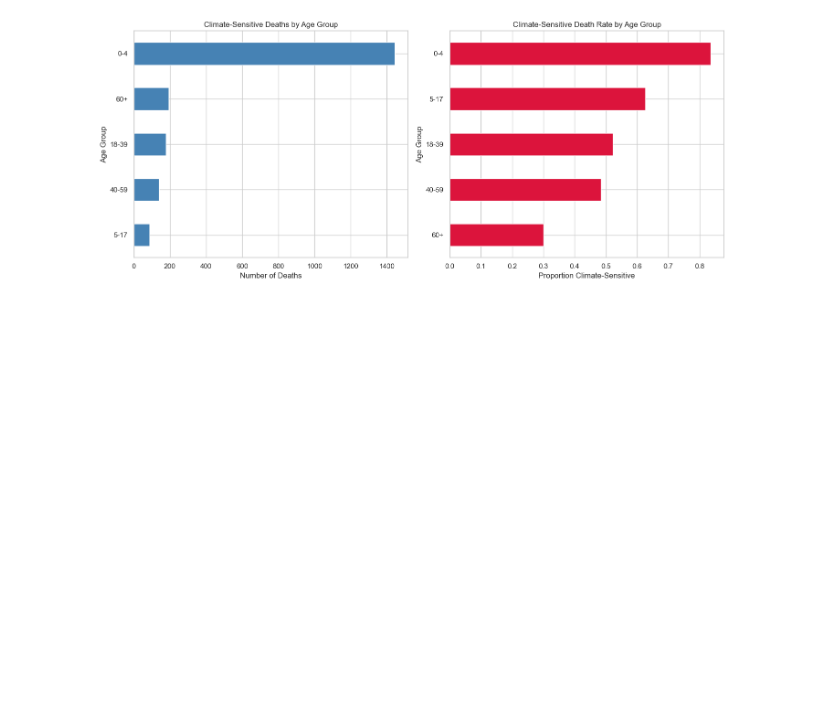
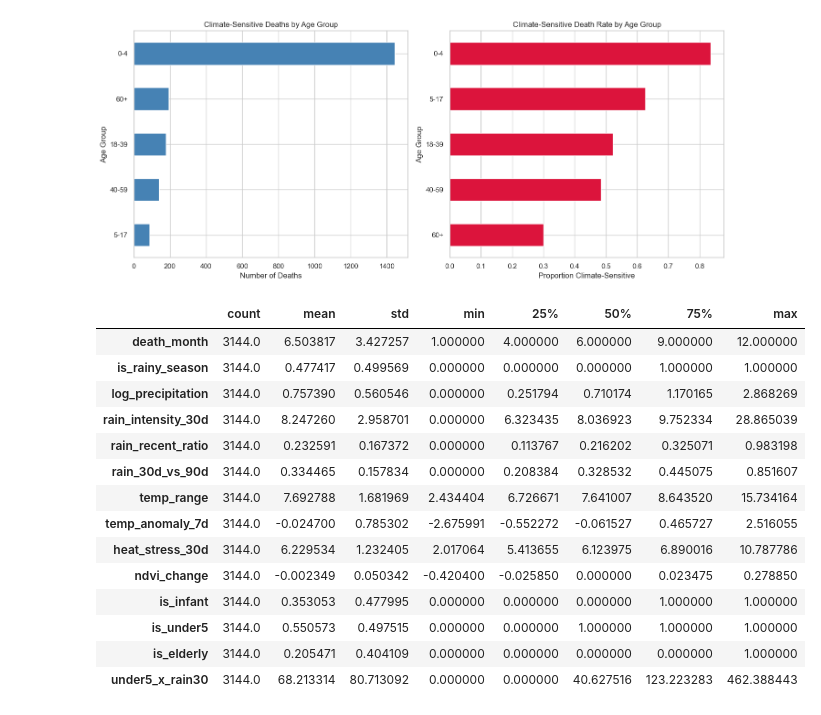
Before and after one commit to DevLaukey/Climate-risk-health-prediction, a Jupyter notebook: climate-risk-health-prediction.ipynb, the cells around one changed output. Saved outputs shown, nothing was run; the diff lists cells and outputs as text; code cells hidden in the pictures; blank space fills up the shorter version.

```diff
--- a/climate-risk-health-prediction.ipynb
+++ b/climate-risk-health-prediction.ipynb
@@ -175,14 +181,14 @@ plt.show()
 [figure]
 # %%
 # Extract region: the segment right before ", Uganda" in the location string
-train_data['region'] = train_data['location'].str.split(',').str[-2].str.strip()
+train_merged['region'] =  train_merged['location'].str.split(',').str[-2].str.strip()
 
-train_data['region'].value_counts()
+train_merged['region'].value_counts()
 
 # region is proper low-cardinality categorical now, so a count + target-rate
 # bar chart works well (unlike raw location)
-region_counts = train_data['region'].value_counts().sort_values()
-region_rate = train_data.groupby('region')['is_climate_sensitive'].mean().sort_values()
+region_counts = train_merged['region'].value_counts().sort_values()
+region_rate = train_merged.groupby('region')['is_climate_sensitive'].mean().sort_values()
 
 fig, axes = plt.subplots(1, 2, figsize=(14, 6))
 
@@ -314,6 +320,56 @@ plt.show()
 | 40-59 | 140 | 289 | 0.484429 |
 | 60+ | 194 | 646 | 0.300310 |
 [figure]
+# %%
+# Feature engineering (runs before encoding, which drops deathdate)
+
+# --- Time: month and Uganda's rainy seasons (Mar-May, Sep-Nov)
+train_merged['death_month'] = train_merged['deathdate'].dt.month
+train_merged['is_rainy_season'] = train_merged['death_month'].isin([3, 4, 5, 9, 10, 11]).astype(int)
+
+# --- Rainfall: how wet the recent past was, and how sudden / intense it was
+train_merged['log_precipitation'] = np.log1p(train_merged['precipitation'])
+train_merged['rain_intensity_30d'] = train_merged['rain_sum_30d'] / (train_merged['rain_days_30d'] + 1)
+train_merged['rain_recent_ratio'] = train_merged['rain_sum_7d'] / (train_merged['rain_sum_30d'] + 1)
+train_merged['rain_30d_vs_90d'] = train_merged['rain_sum_30d'] / (train_merged['rain_sum_90d'] + 1)
+
+# --- Temperature: daily swing and short-term anomalies vs the longer baseline
+train_merged['temp_range'] = train_merged['max_temperature'] - train_merged['min_temperature']
+train_merged['temp_anomaly_7d'] = train_merged['tavg_7d'] - train_merged['tavg_90d']
+train_merged['heat_stress_30d'] = train_merged['tmax_30d'] - train_merged['tavg_90d']
+
+# --- Vegetation: is greenness rising or falling (drought / crop stress signal)
+train_merged['ndvi_change'] = train_merged['ndvi_30d'] - train_merged['ndvi_90d']
+
+# --- Age vulnerability flags and an interaction with recent rainfall
+train_merged['is_infant'] = (train_merged['age'] == 0).astype(int)
+train_merged['is_under5'] = (train_merged['age'] < 5).astype(int)
+train_merged['is_elderly'] = (train_merged['age'] >= 60).astype(int)
+train_merged['under5_x_rain30'] = train_merged['is_under5'] * train_merged['rain_sum_30d']
+
+new_features = [
+    'death_month', 'is_rainy_season', 'log_precipitation', 'rain_intensity_30d',
+    'rain_recent_ratio', 'rain_30d_vs_90d', 'temp_range', 'temp_anomaly_7d',
+    'heat_stress_30d', 'ndvi_change', 'is_infant', 'is_under5', 'is_elderly',
+    'under5_x_rain30',
+]
+train_merged[new_features].describe().T
+# %% [output]
+|  | count | mean | std | min | 25% | 50% | 75% | max |
+| death_month | 3144.0 | 6.503817 | 3.427257 | 1.000000 | 4.000000 | 6.000000 | 9.000000 | 12.000000 |
+| is_rainy_season | 3144.0 | 0.477417 | 0.499569 | 0.000000 | 0.000000 | 0.000000 | 1.000000 | 1.000000 |
+| log_precipitation | 3144.0 | 0.757390 | 0.560546 | 0.000000 | 0.251794 | 0.710174 | 1.170165 | 2.868269 |
+| rain_intensity_30d | 3144.0 | 8.247260 | 2.958701 | 0.000000 | 6.323435 | 8.036923 | 9.752334 | 28.865039 |
+| rain_recent_ratio | 3144.0 | 0.232591 | 0.167372 | 0.000000 | 0.113767 | 0.216202 | 0.325071 | 0.983198 |
+| rain_30d_vs_90d | 3144.0 | 0.334465 | 0.157834 | 0.000000 | 0.208384 | 0.328532 | 0.445075 | 0.851607 |
+| temp_range | 3144.0 | 7.692788 | 1.681969 | 2.434404 | 6.726671 | 7.641007 | 8.643520 | 15.734164 |
+| temp_anomaly_7d | 3144.0 | -0.024700 | 0.785302 | -2.675991 | -0.552272 | -0.061527 | 0.465727 | 2.516055 |
+| heat_stress_30d | 3144.0 | 6.229534 | 1.232405 | 2.017064 | 5.413655 | 6.123975 | 6.890016 | 10.787786 |
+| ndvi_change | 3144.0 | -0.002349 | 0.050342 | -0.420400 | -0.025850 | 0.000000 | 0.023475 | 0.278850 |
+| is_infant | 3144.0 | 0.353053 | 0.477995 | 0.000000 | 0.000000 | 0.000000 | 1.000000 | 1.000000 |
+| is_under5 | 3144.0 | 0.550573 | 0.497515 | 0.000000 | 0.000000 | 1.000000 | 1.000000 | 1.000000 |
+| is_elderly | 3144.0 | 0.205471 | 0.404109 | 0.000000 | 0.000000 | 0.000000 | 0.000000 | 1.000000 |
+| under5_x_rain30 | 3144.0 | 68.213314 | 80.713092 | 0.000000 | 0.000000 | 40.627516 | 123.223283 | 462.388443 |
 # %%
 # perform encoding on the categorical variables
 # One-hot encode gender, zone, and region using sklearn's OneHotEncoder.
```
Also changed, not shown: parts of 19 cells of this notebook, 1 other file.
